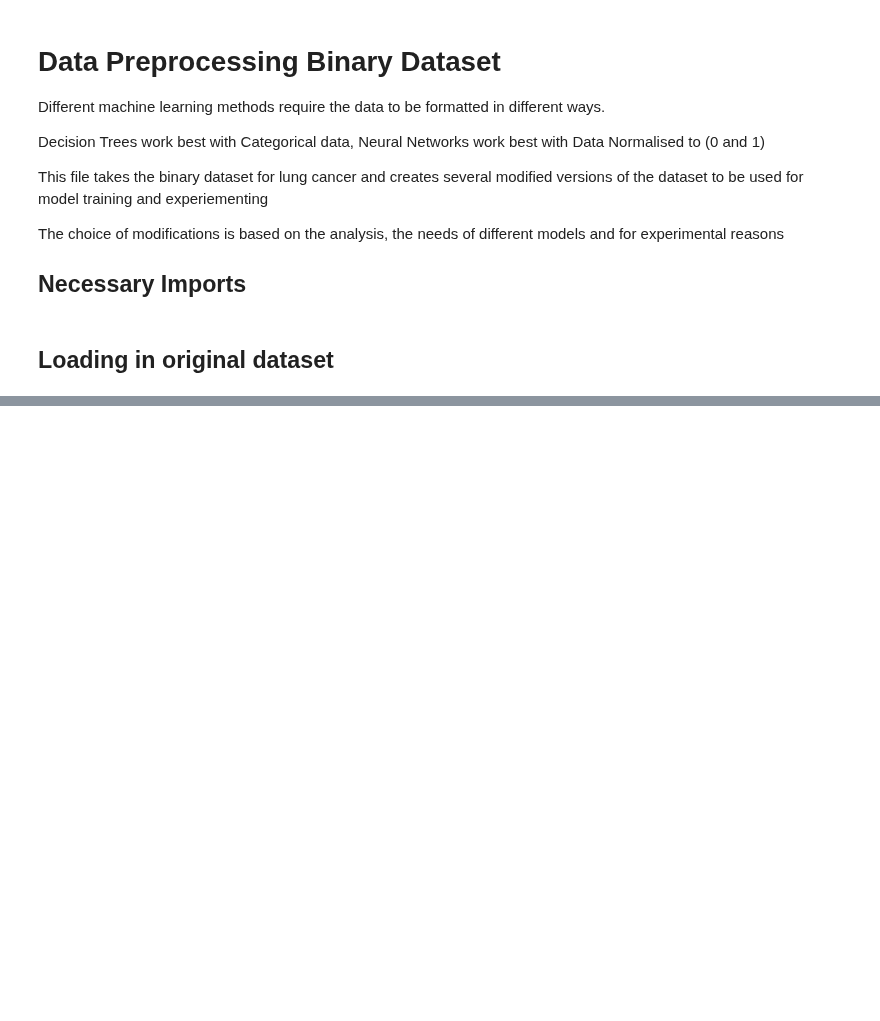
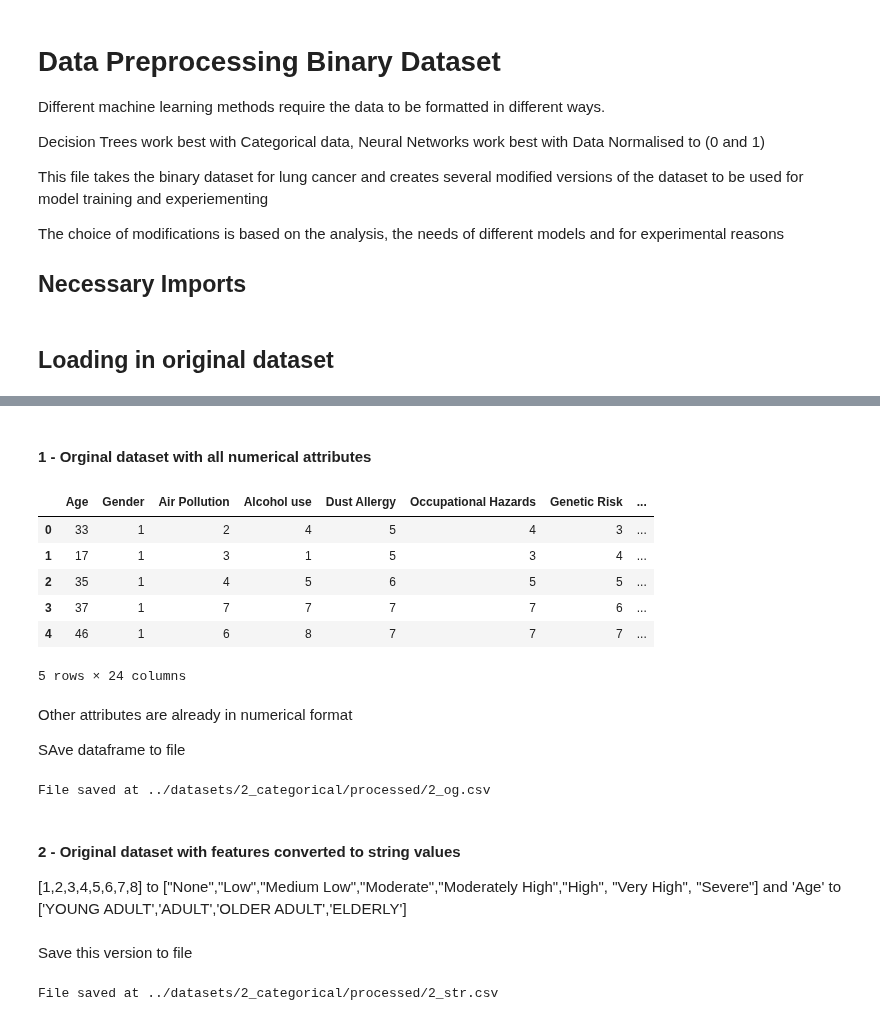
Before and after one commit to machine-learning-hwu-project/Dubai_UG_11, a Jupyter notebook: data-preprocessing/Data_Preprocessing_Categorical.ipynb, the cells around one changed output, grey strips where cells are left out. Saved outputs shown, nothing was run; the diff lists cells and outputs as text; code cells hidden in the pictures; blank space fills up the shorter version.

```diff
--- a/data-preprocessing/Data_Preprocessing_Categorical.ipynb
+++ b/data-preprocessing/Data_Preprocessing_Categorical.ipynb
@@ -50,0 +55,6 @@ lung_binary.head() #Display first five rows of the frame
+# %%
+# Drop the 'Patient Id' and 'Age' columns in place
+categorical_og.drop(columns=['Patient Id', 'index'], inplace=True)
+
+# Verify if the columns were dropped
+print("Columns after dropping 'Patient Id' and 'index':", categorical_og.columns)
@@ -50,0 +69,39 @@ lung_binary.head() #Display first five rows of the frame
+# %% [markdown]
+#### 1 - Orginal dataset with all numerical attributes
+# %%
+# Map the 'Level' column from strings to numerical values
+categorical_og['Level'] = categorical_og['Level'].map({'Low': 1, 'Medium': 2, 'High': 3})
+
+# Display the first few rows to confirm the change
+categorical_og.head()
+# %% [output]
+|  | Age | Gender | Air Pollution | Alcohol use | Dust Allergy | Occupational Hazards | Genetic Risk | ... |
+| 0 | 33 | 1 | 2 | 4 | 5 | 4 | 3 | ... |
+| 1 | 17 | 1 | 3 | 1 | 5 | 3 | 4 | ... |
+| 2 | 35 | 1 | 4 | 5 | 6 | 5 | 5 | ... |
+| 3 | 37 | 1 | 7 | 7 | 7 | 7 | 6 | ... |
+| 4 | 46 | 1 | 6 | 8 | 7 | 7 | 7 | ... |
+5 rows × 24 columns
+# %% [markdown]
+Other attributes are already in numerical format
+
+SAve dataframe to file
+# %%
+# Specify the folder path
+SAVE_PATH = os.path.join("..", "datasets", "2_categorical", "processed")
+
+# Specify file names (to be saved)
+og_file_path = os.path.join(SAVE_PATH, "2_og.csv")
+
+# Check if the file already exists
+if not os.path.exists(og_file_path):
+    # Save the DataFrame if it doesn't exist
+    categorical_og.to_csv(og_file_path, index=False)
+    print(f"File saved at {og_file_path}")
+else:
+    print(f"File already exists at {og_file_path}")
+# %% [output]
+File saved at ../datasets/2_categorical/processed/2_og.csv
+# %% [markdown]
+#### 2 - Original dataset with features converted to string values
+[1,2,3,4,5,6,7,8] to ["None","Low","Medium Low","Moderate","Moderately High","High", "Very High", "Severe"] and 'Age' to ['YOUNG ADULT','ADULT','OLDER ADULT','ELDERLY']
@@ -50,0 +172,15 @@ lung_binary.head() #Display first five rows of the frame
+# %% [markdown]
+Save this version to file
+# %%
+# Specify file names (to be saved)
+str_file_path = os.path.join(SAVE_PATH, "2_str.csv")
+
+# Check if the file already exists
+if not os.path.exists(str_file_path):
+    # Save the DataFrame if it doesn't exist
+    categorical_string.to_csv(str_file_path, index=False)
+    print(f"File saved at {str_file_path}")
+else:
+    print(f"File already exists at {str_file_path}")
+# %% [output]
+File saved at ../datasets/2_categorical/processed/2_str.csv
```
Also changed, not shown: parts of 9 cells of this notebook, 10 other files.
